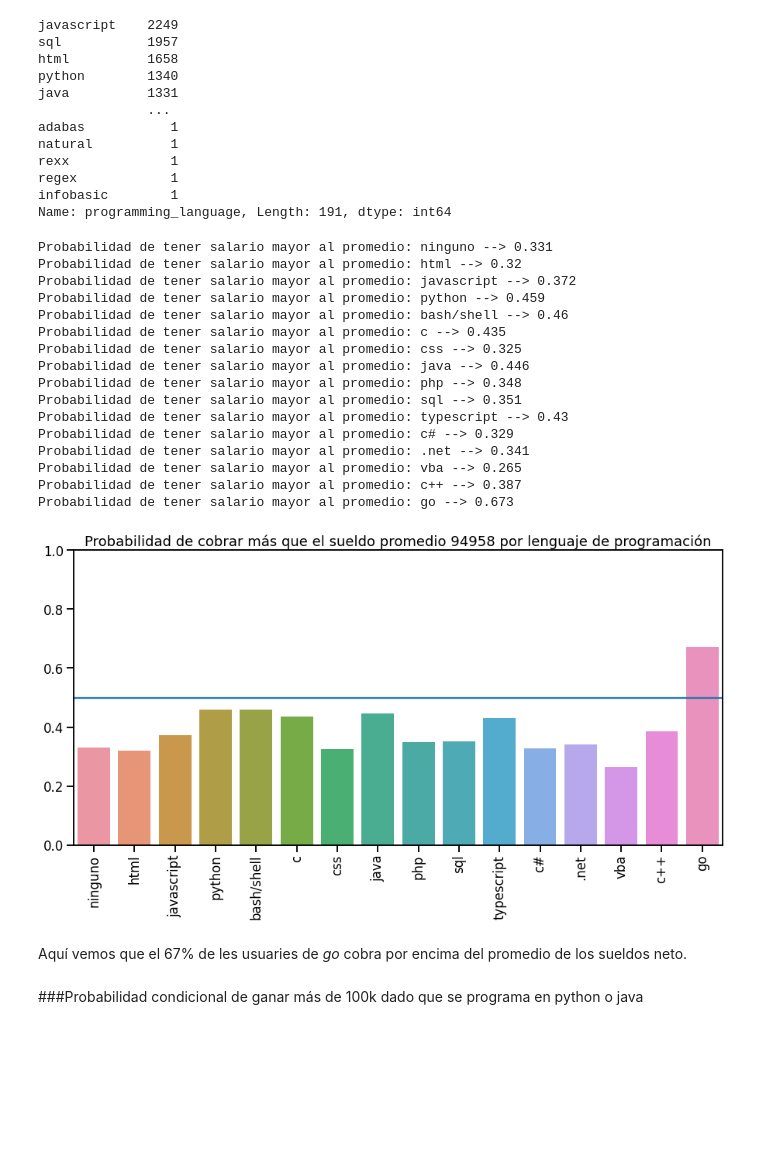
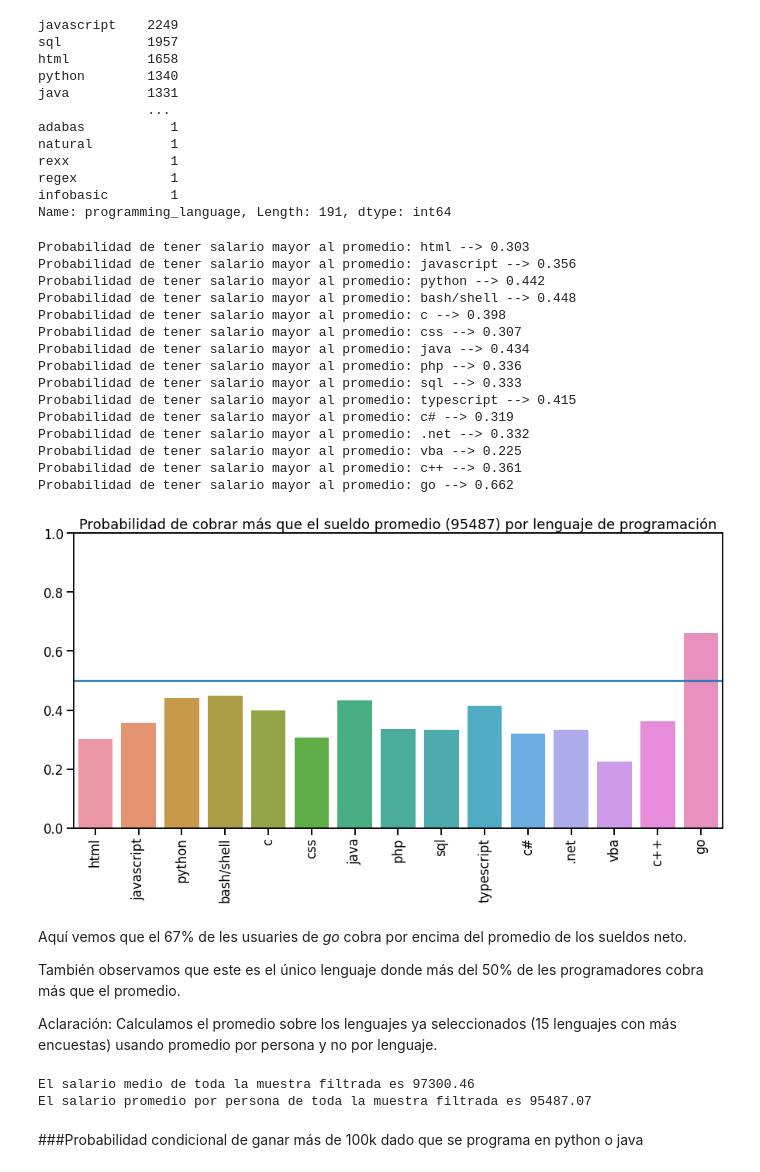
Before and after one commit to elerufe/DiploDatosFaMAF, a Jupyter notebook: AyVD/G25_Entregable_AyVD_Parte_1.ipynb, the cells around one changed output. Drawn from its saved outputs; the diff is of its cells as text; code cells hidden in the pictures; blank space fills up the shorter version.

```diff
--- a/AyVD/G25_Entregable_AyVD_Parte_1.ipynb
+++ b/AyVD/G25_Entregable_AyVD_Parte_1.ipynb
@@ -283,6 +328,12 @@ El siguiente código permite seleccionar sólo las filas donde el valor de la co
 interesting_languages = language_count['language'][language_count['frequency'] > min_usuaries ]
 filtered_df_lang = df_lang[df_lang.programming_language.isin(interesting_languages)]
 
+# Filtramos la categoria Ninguno de programming_language:
+filtered_df_lang.drop(df_lang.loc[df_lang['programming_language']=='ninguno'].index, inplace=True)
+
+filtered_df_lang[:5]
+
+###--- no utilizado:
 # Filtramos los lenguajes con menos de 1000 usuaries:
 #interesting_languages = ["javascript","html","sql","python", "java", "css"]
 #filtered_df_lang = df_lang[df_lang.programming_language.isin(interesting_languages)]
@@ -290,6 +341,4 @@ filtered_df_lang = df_lang[df_lang.programming_language.isin(interesting_languag
 # Tambien podemos excluir manualmente categorias que sepamos no son exclusivamente lenguajes sino herramientas que todos usan
 # herramientas = ['sql', 'bash/shell', 'html']
 # interesting_languages = language_count['language'][(~language_count.language.isin(herramientas)) & (language_count['frequency'] > min_usuaries)]
-
-filtered_df_lang[:5]
 # %% [output]
@@ -450,55 +527,68 @@ regex            1
 infobasic        1
 Name: programming_language, Length: 191, dtype: int64
 # %%
-d = filtered_df_lang
-# Groupby index para realizar el promedio real y no duplicar salarios
+d = filtered_df_lang #df con los 15 lenguajes con más de 200 entradas
+# Groupby index para realizar el promedio real y no duplicar salarios,
+# calculando el promedio de salario por persona (recordemos que al
+# principio de este colab separamos las entradas que tenian más de un lenguaje
+# de programación por persona)
 avg = (d.groupby(d.index)["salary_monthly_NETO"].mean()).mean()
 
 categ_list = []
 probabilities = []
 
 for language in d.programming_language.unique():
      s = d[d.programming_language == language].salary_monthly_NETO
      above_avg_mask = (s >= avg)
      len_study = s.shape[0]
 
      prob = np.round(above_avg_mask.sum()/len_study,3)
 
      categ_list.append(language)
      probabilities.append(prob)
 
 
      print(f"Probabilidad de tener salario mayor al promedio: {language} --> {prob}")
 print("")
 categ_prob = dict(zip(categ_list, probabilities))
 
 plt.figure(figsize = [15,7])
 seaborn.barplot(x = categ_list, y = probabilities)
-plt.title(f"Probabilidad de cobrar más que el sueldo promedio {int(avg)} por lenguaje de programación")
+plt.title(f"Probabilidad de cobrar más que el sueldo promedio ({int(avg)}) por lenguaje de programación")
 plt.xticks(rotation = 90)
 plt.axhline(0.5)
 plt.ylim([0,1])
 plt.show()
 # %% [output]
-Probabilidad de tener salario mayor al promedio: ninguno --> 0.331
-Probabilidad de tener salario mayor al promedio: html --> 0.32
-Probabilidad de tener salario mayor al promedio: javascript --> 0.372
-Probabilidad de tener salario mayor al promedio: python --> 0.459
-Probabilidad de tener salario mayor al promedio: bash/shell --> 0.46
-Probabilidad de tener salario mayor al promedio: c --> 0.435
-Probabilidad de tener salario mayor al promedio: css --> 0.325
-Probabilidad de tener salario mayor al promedio: java --> 0.446
-Probabilidad de tener salario mayor al promedio: php --> 0.348
-Probabilidad de tener salario mayor al promedio: sql --> 0.351
-Probabilidad de tener salario mayor al promedio: typescript --> 0.43
-Probabilidad de tener salario mayor al promedio: c# --> 0.329
-Probabilidad de tener salario mayor al promedio: .net --> 0.341
-Probabilidad de tener salario mayor al promedio: vba --> 0.265
-Probabilidad de tener salario mayor al promedio: c++ --> 0.387
-Probabilidad de tener salario mayor al promedio: go --> 0.673
+Probabilidad de tener salario mayor al promedio: html --> 0.303
+Probabilidad de tener salario mayor al promedio: javascript --> 0.356
+Probabilidad de tener salario mayor al promedio: python --> 0.442
+Probabilidad de tener salario mayor al promedio: bash/shell --> 0.448
+Probabilidad de tener salario mayor al promedio: c --> 0.398
+Probabilidad de tener salario mayor al promedio: css --> 0.307
+Probabilidad de tener salario mayor al promedio: java --> 0.434
+Probabilidad de tener salario mayor al promedio: php --> 0.336
+Probabilidad de tener salario mayor al promedio: sql --> 0.333
+Probabilidad de tener salario mayor al promedio: typescript --> 0.415
+Probabilidad de tener salario mayor al promedio: c# --> 0.319
+Probabilidad de tener salario mayor al promedio: .net --> 0.332
+Probabilidad de tener salario mayor al promedio: vba --> 0.225
+Probabilidad de tener salario mayor al promedio: c++ --> 0.361
+Probabilidad de tener salario mayor al promedio: go --> 0.662
-[figure, old version]
+[figure, new version]
 # %% [markdown]
 Aquí vemos que el 67% de les usuaries de *go* cobra por encima del promedio de los sueldos neto.
+
+También observamos que este es el único lenguaje donde más del 50% de les programadores cobra más que el promedio.
+
+Aclaración:
+Calculamos el promedio sobre los lenguajes ya seleccionados (15 lenguajes con más encuestas) usando promedio por persona y no por lenguaje.
+# %%
+print('El salario medio de toda la muestra filtrada es', round(filtered_df_lang[salary_col].mean(),2))
+print('El salario promedio por persona de toda la muestra filtrada es',round(avg,2))
+# %% [output]
+El salario medio de toda la muestra filtrada es 97300.46
+El salario promedio por persona de toda la muestra filtrada es 95487.07
 # %% [markdown]
 ###Probabilidad condicional de ganar más de 100k dado que se programa en python o java
 # %%
```
Also changed, not shown: parts of 78 cells of this notebook.
